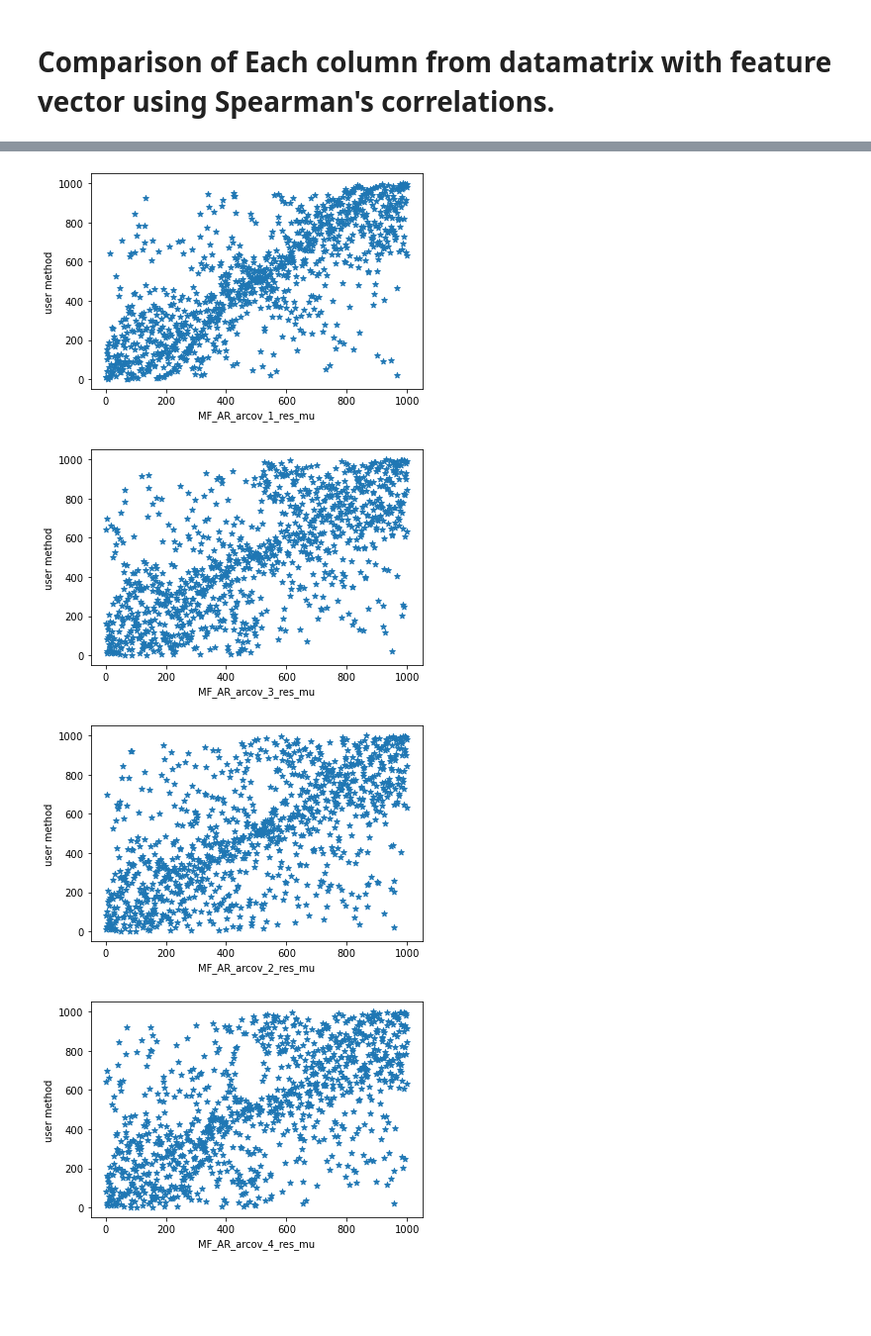
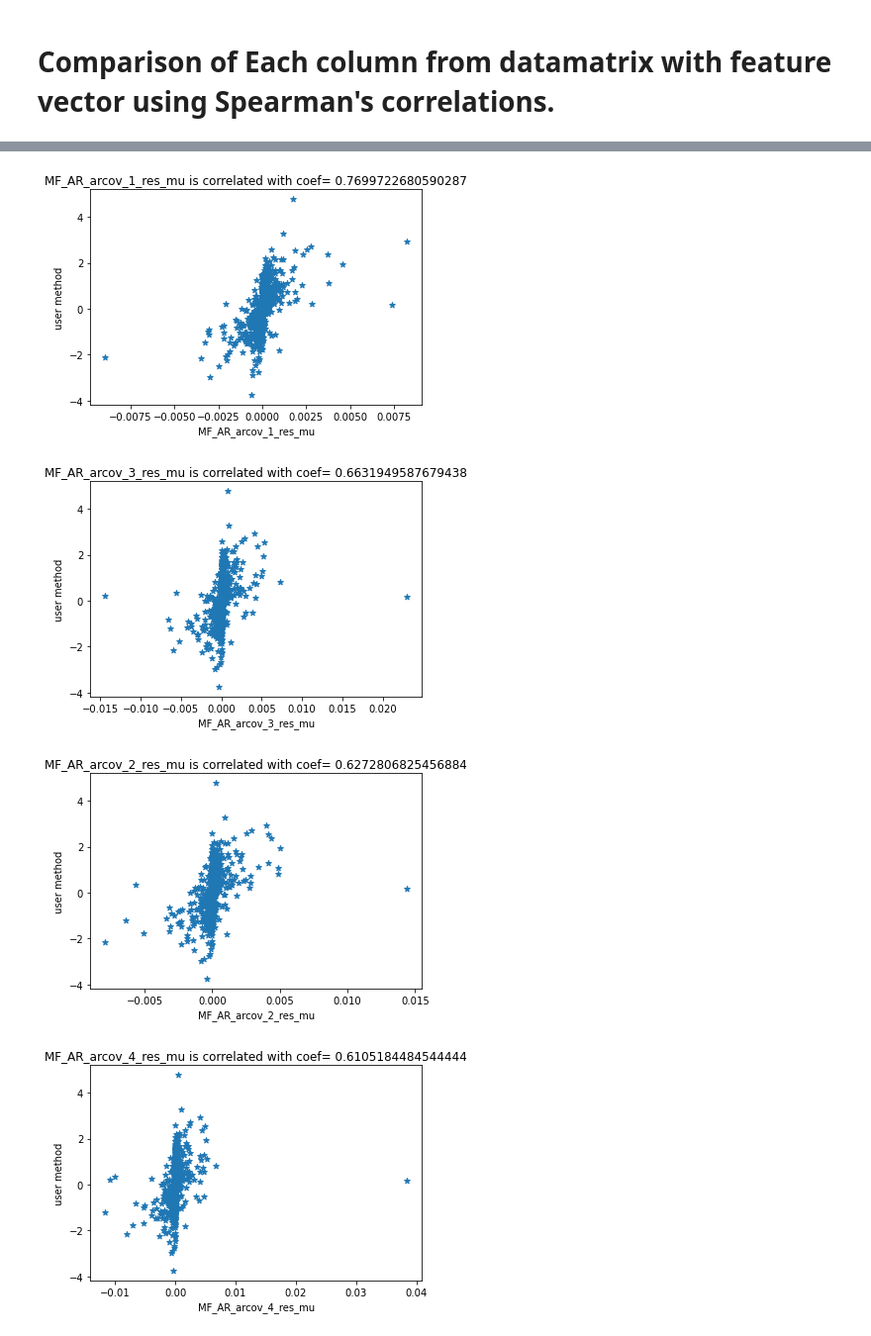
Before and after one commit to Salmankhancodes/AnalysisMethodsComparisonScript, a Jupyter notebook: Analysismethod comparison script.ipynb, the cells around one changed output, grey strips where cells are left out. Shown: that part at 99% size. Cells and saved outputs as stored; diff of their text form; code cells hidden in the pictures; blank space fills up the shorter version.

Commit message:
Added functions to filter bad values and Modified code for accessing columns

```diff
--- a/Analysismethod comparison script.ipynb
+++ b/Analysismethod comparison script.ipynb
@@ -81,0 +94,13 @@ HT_DistributionTest_chi2exp100   (991)
+# %%
+missing=[]
+final=[]
+def CheckMissing(featurematrix,threshold):
+    for i in range(len(featurematrix.columns)):
+        if (featurematrix.iloc[:,i].isna().sum()*100/featurematrix.iloc[:,i].shape[0])>threshold:
+            missing.append(featurematrix.columns[i])
+        else:
+            final.append(i)
+    print(f"Columns having more then {threshold} Missing values are : {len(missing)}")
+    print(missing)
+    return final
+finalfeatures=CheckMissing(featurematrix,70)
@@ -116,0 +112,19 @@ SY_Trend_gradient
+# %%
+alpha=0.05
+notrelated=[]
+nan_fvector=int(fvector.isna().sum())
+correlatedfeatures=[]
+for i in finalfeatures:
+    eachfeature=[]
+    if ((featurematrix.iloc[:,i].isna().sum()+nan_fvector)*100/featurematrix.shape[0])<=50:
+        try:
+            coef, p = spearmanr(featurematrix.iloc[:,i], fvector,nan_policy="omit")
+            if p < alpha:
+                eachfeature=["feature name is ",featurematrix.columns[i],"p value : ",p ,"coef value :", coef,"columnid=",i]
+                correlatedfeatures.append(eachfeature)
+            else:
+                eachfeature=["feature name is ",featurematrix.columns[i],"p value : ",p ,"coef value :", coef]
+                notrelated.append(eachfeature)
+        except:
+             eachfeature=["feature name is ",featurematrix.columns[i],"p value : ",p ,"coef value :", coef]
+len(correlatedfeatures)
@@ -116,0 +155,4 @@ SY_Trend_gradient
+# %%
+BestMatches=sorted(correlatedfeatures,key=itemgetter(5))[::-1][:10]
+for i in BestMatches:
+    print(i,"\n")
@@ -117,13 +181,12 @@ SY_Trend_gradient
 # %%
-import matplotlib.pyplot as plt
-for i in columnnumber:
-
-    plt.scatter(pd.Series(featurematrix[i]).rank(),pd.Series(fvector[0]).rank(),marker='*')
-    plt.xlabel(featurename.loc[i,0])
+for i in BestMatches:
+    plt.scatter(featurematrix.iloc[:,i[7]],fvector,marker='*')
+    plt.title(f"{i[1]} is correlated with coef= {i[5]}")
+    plt.xlabel(i[1])
     plt.ylabel("user method")
     plt.figure()
 # %% [output]
-[figure, old version]
+[figure, new version]
-[figure, old version]
+[figure, new version]
-[figure, old version]
+[figure, new version]
-[figure, old version]
+[figure, new version]
```
Also changed, not shown: parts of 19 cells of this notebook.
